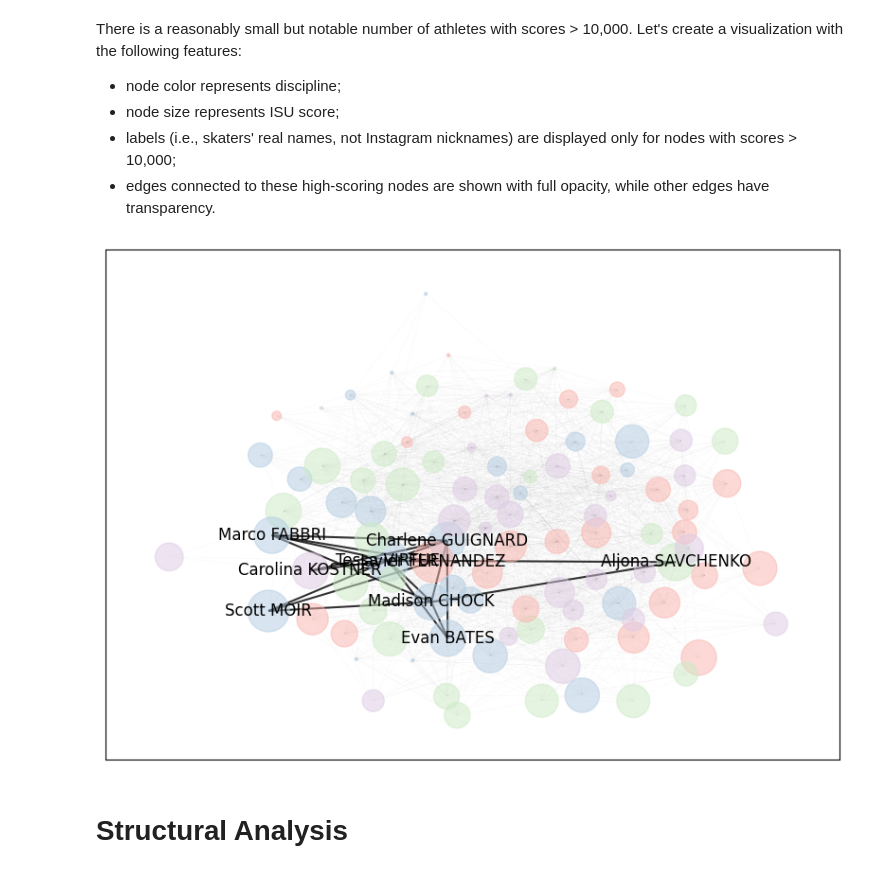
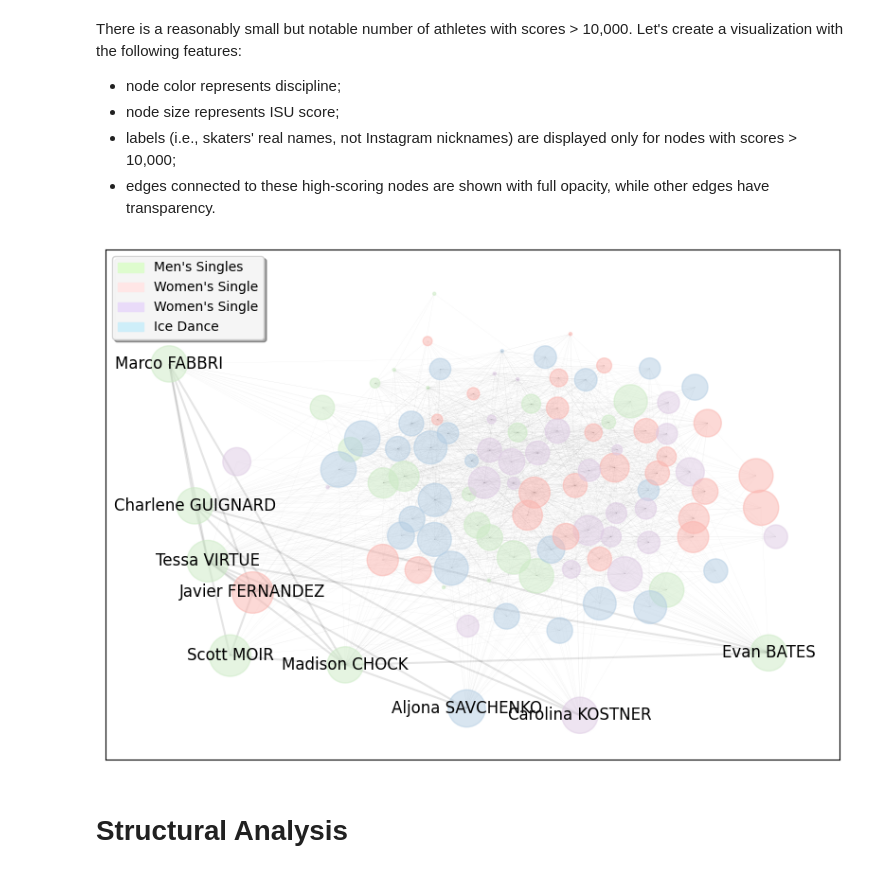
Before and after one commit to vixbi/social_network_project, a Jupyter notebook: Network_Analysis.ipynb, the cells around one changed output. Saved outputs shown, nothing was run; the diff lists cells and outputs as text; code cells hidden in the pictures.

```diff
--- a/Network_Analysis.ipynb
+++ b/Network_Analysis.ipynb
@@ -252,14 +253,18 @@ other_edges = []
 for edge in inG.edges():
     u, v = edge
     if u in high_score_nodes and v in high_score_nodes:
-        edge_alpha.append(0.8)
+        edge_alpha.append(0.1)
         edge_width.append(1.5)
-
+        inG[u][v]['kawaii_weight'] = 20.
     else:
         edge_alpha.append(0.1)
         edge_width.append(0.1)
+        if u in high_score_nodes or v in high_score_nodes:
+            inG[u][v]['kawaii_weight'] = 2
+        else:
+            inG[u][v]['kawaii_weight'] = 1
 
-layout = nx.kamada_kawai_layout(inG)
+layout = nx.kamada_kawai_layout(inG, weight='kawaii_weight')
 
 all_params = {'nodes_params': {'G': inG,
                                'pos': layout,
@@ -279,13 +284,22 @@ all_params = {'nodes_params': {'G': inG,
 # %%
 plt.figure(figsize=(10, 7))
 nx.draw_networkx_nodes(**all_params['nodes_params'])
 nx.draw_networkx_edges(**all_params['edges_params'])
 nx.draw_networkx_labels(**all_params['labels_params'])
 
-# plt.legend()
+legend_patches = [
+    mpatches.Patch(color='#defcce', label="Men's Singles"),
+    mpatches.Patch(color='#ffe6e6', label="Women's Single"),
+    mpatches.Patch(color='#e9dbf9', label="Women's Single"),
+    mpatches.Patch(color='#ceeef9', label="Ice Dance")
+]
+
+plt.legend(handles=legend_patches, loc='upper left', frameon=True,
+           fancybox=True, framealpha=0.9, shadow=True)
+plt.savefig("visualisations/basic_graph.png", dpi=400)
 plt.show()
 # %% [output]
-[figure, old version]
+[figure, new version]
 # %% [markdown]
 # Structural Analysis
 # %% [markdown]
```
Also changed, not shown: parts of 19 cells of this notebook, 6 other files.
